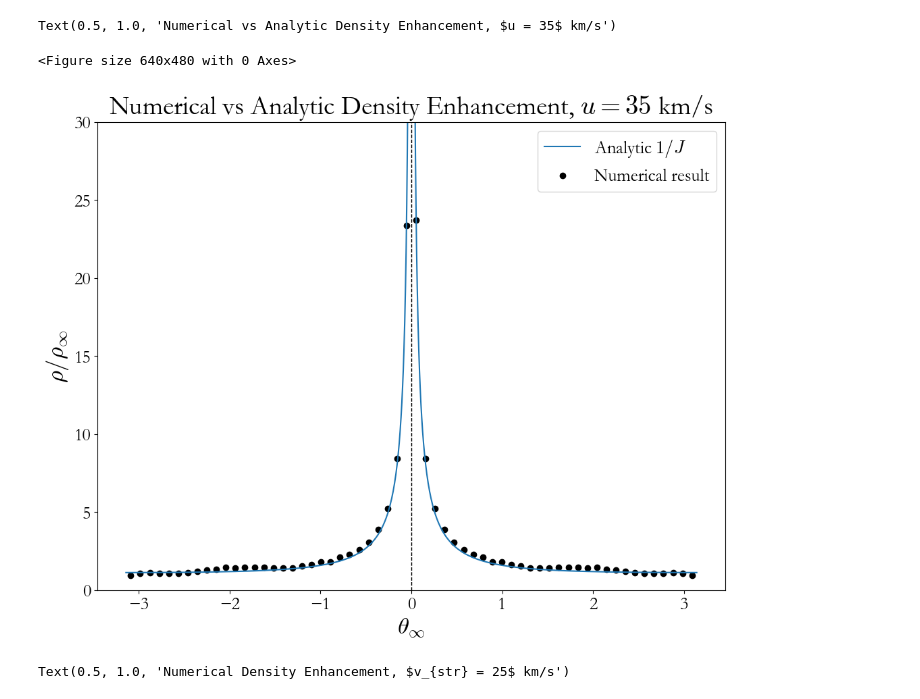
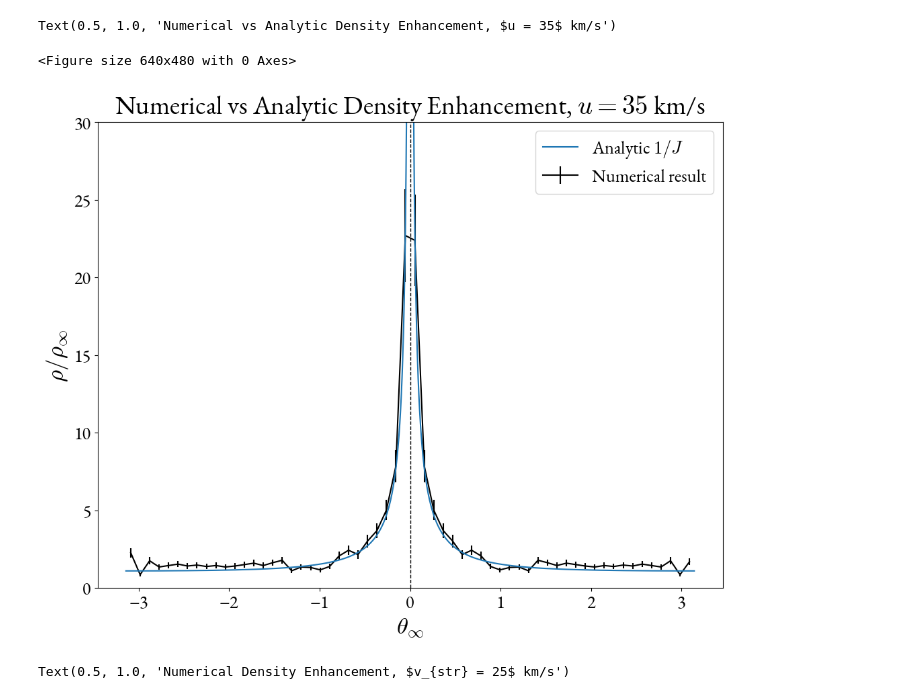
Before and after one commit to shauryagarg145/dark-matter-waves, a Jupyter notebook: jacobian.ipynb, the cells around one changed output. Saved outputs shown, nothing was run; the diff lists cells and outputs as text; code cells hidden in the pictures.

```diff
--- a/jacobian.ipynb
+++ b/jacobian.ipynb
@@ -362,7 +362,7 @@ Phi = -grav()
 
 c = ["tab:blue", "tab:orange", "tab:green"]
 i = 0
-for spd in [33.6]:
+for spd in [35]:
     spd_loc = np.sqrt(2*Phi + spd*spd)
 
     #phi = [0.05235987755982974]
@@ -379,20 +379,19 @@ for spd in [33.6]:
         den = 1 / jacobian_closed_form(spd_loc, Phi, ang1) + 1 / jacobian_closed_form(spd_loc, Phi, ang2)
         dens.append(den)
 
-    plt.semilogy(phi[1:], dens[1:], c = c[i], label = f"Analytic $1/J$")
-    plt.semilogy(-phi[1:][::-1], dens[1:][::-1], c = c[i])
+    plt.semilogy(phi[1:], dens[1:], c = c[i], label = f"Analytic $1/J$", zorder= 1)
+    plt.semilogy(-phi[1:][::-1], dens[1:][::-1], c = c[i], zorder = 1)
     i+=1
 
 
 
 plt.axvline(0, ls="--", c="black", lw=1)
-
-
 plt.yscale("linear")
 
 data = np.load('numerical35kms.npy')
 x = data[:, 0]
-y = data[:, 1] / data[0, 1]
+y = data[:, 1]
+err = data[:, 2]
 
 modely = []
 for p in x:
@@ -402,38 +401,36 @@ for p in x:
 
     assert func(ang1, spd, Phi, p) < 1e-5
     assert func(ang2, spd, Phi, np.pi - p) < 1e-5
 
     den = 1 / jacobian_closed_form(spd_loc, Phi, ang1) + 1 / jacobian_closed_form(spd_loc, Phi, ang2)
     modely.append(den)
 
 modely = np.array(modely)
 
 cons = np.linspace(0, 2, 100000)
 
 like = []
 for c in cons:
     exponent = np.sum((y - c* modely)**2)
     asdf = np.exp(-exponent)
     like.append(asdf)
 
 C = np.argmax(like)
 
-plt.scatter(data[:, 0], y / cons[C], color = "black", label="Numerical result")
+#plt.scatter(data[:, 0], y / cons[C], color = "black", label="Numerical result")
+plt.errorbar(data[:, 0], y / cons[C], yerr = err / cons[C], color = "black", label="Numerical result", zorder = 0)
 
 plt.ylim((0, 30))
-
-
-
 plt.legend()
 
 plt.xlabel("$\\theta_\\infty$")
 plt.ylabel("$\\rho / \\rho_\\infty$")
 plt.title("Numerical vs Analytic Density Enhancement, $u = 35$ km/s")
 #plt.savefig("plots/numericvsanalytic.png", dpi = 400)
 # %% [output]
 Text(0.5, 1.0, 'Numerical vs Analytic Density Enhancement, $u = 35$ km/s')
 <Figure size 640x480 with 0 Axes>
-[figure, old version]
+[figure, new version]
 # %%
 plt.clf()
 
```
Also changed, not shown: parts of 10 cells of this notebook, 2 other files.
